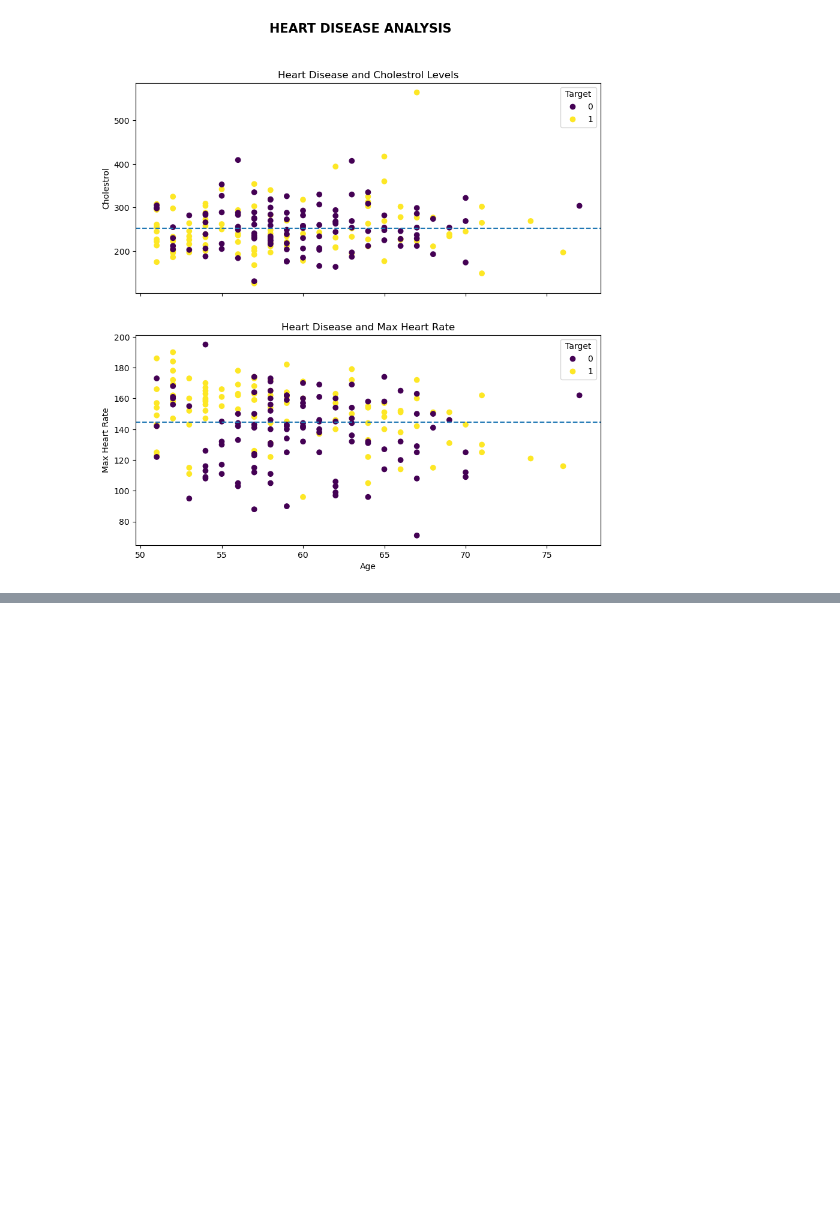
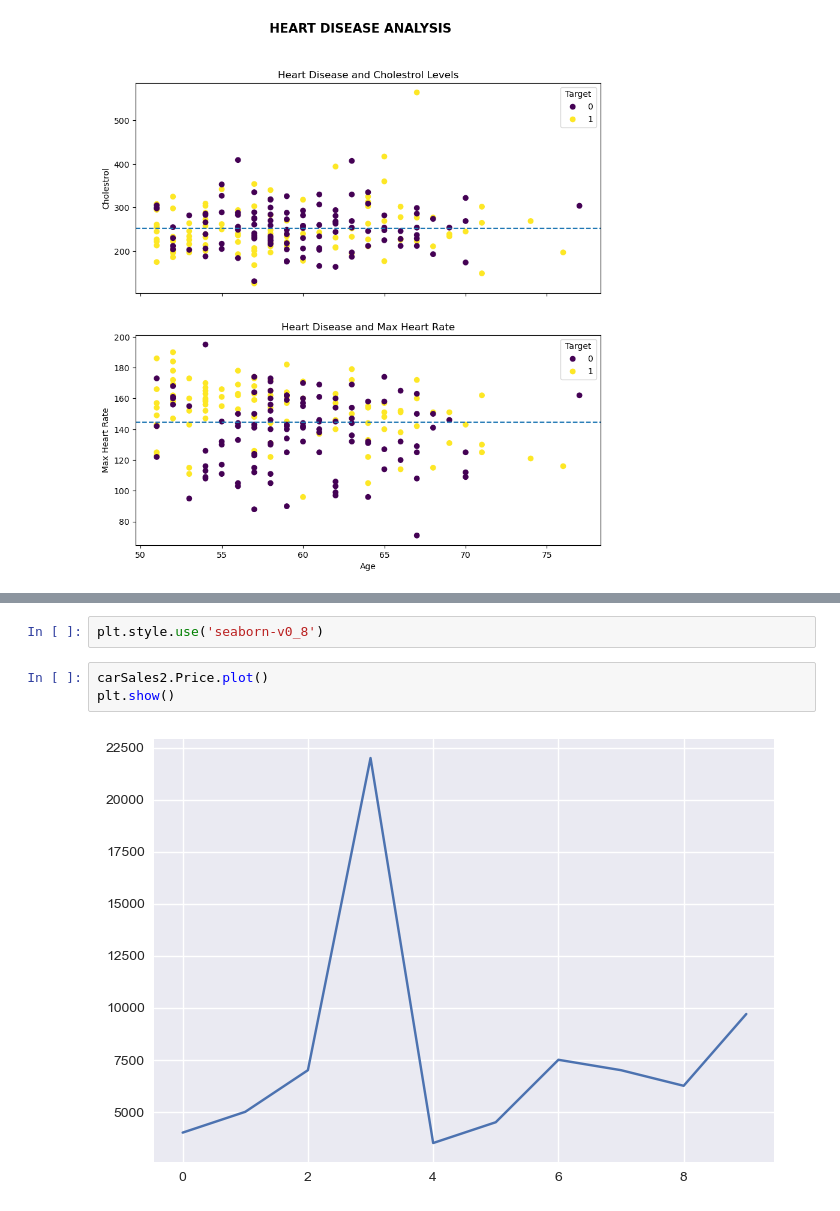
Before and after one commit to otinabrayo/IntroToPandas, a Jupyter notebook: IntroToMatplotLib.ipynb, the cells around one changed output, grey strips where cells are left out. Cells and saved outputs as stored; diff of their text form; blank space fills up the shorter version.

```diff
--- a/IntroToMatplotLib.ipynb
+++ b/IntroToMatplotLib.ipynb
@@ -456,0 +484,7 @@ plt.show()
+# %%
+plt.style.use('seaborn-v0_8')
+# %%
+carSales2.Price.plot()
+plt.show()
+# %% [output]
+[figure, added]
```
Also changed, not shown: parts of 23 cells of this notebook, 1 other file.
